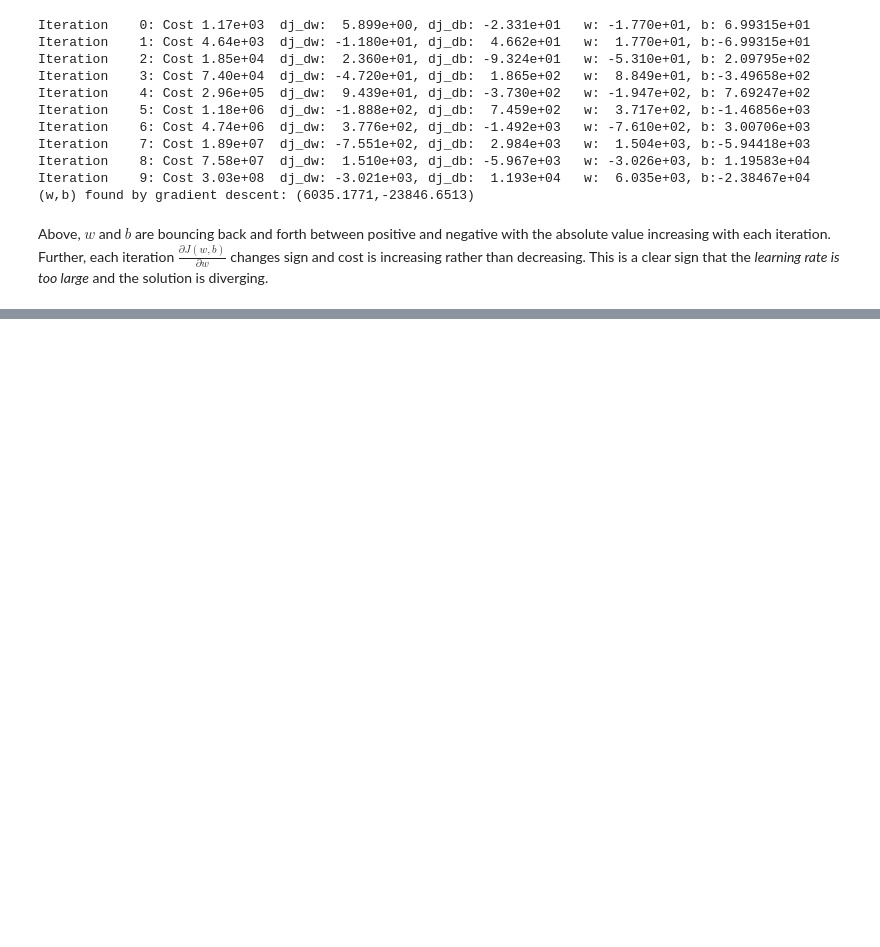
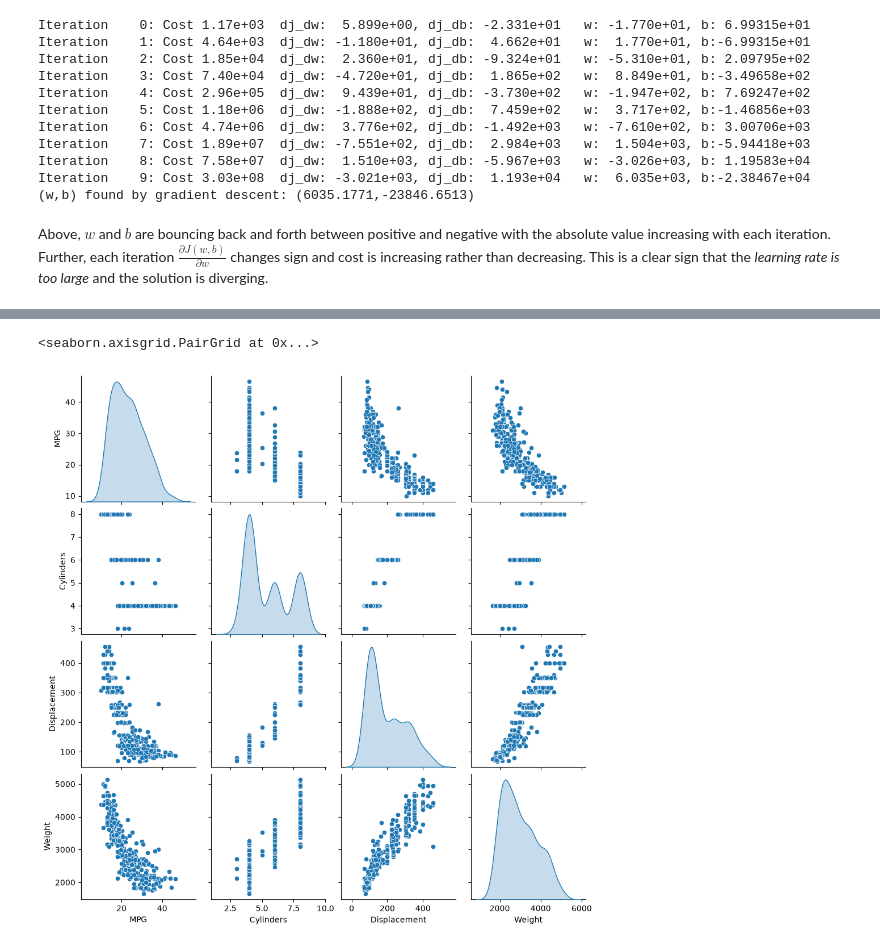
Before and after one commit to rphukan/machine-learning-samples, a Jupyter notebook: notebooks/regression/linear_regression_auto_mpg_implementation.ipynb, the cells around one changed output, grey strips where cells are left out. Cells and saved outputs as stored; diff of their text form; code cells hidden in the pictures; blank space fills up the shorter version.

```diff
--- a/notebooks/regression/linear_regression_auto_mpg_implementation.ipynb
+++ b/notebooks/regression/linear_regression_auto_mpg_implementation.ipynb
@@ -740,0 +746,25 @@ Above, $w$ and $b$ are bouncing back and forth between positive and negative wit
+# %%
+train_dataset = dataset.sample(frac=0.8, random_state=0)
+test_dataset = dataset.drop(train_dataset.index)
+
+train_features = train_dataset.copy()
+test_features = test_dataset.copy()
+
+train_labels = train_features.pop('MPG')
+test_labels = test_features.pop('MPG')
+
+# 'car_name' is popped or dropped so only pure numbers remain
+if 'car_name' in train_features.columns:
+    train_features = train_features.drop(columns=['car_name'])
+if 'car_name' in test_features.columns:
+    test_features = test_features.drop(columns=['car_name'])
+
+# Convert to NumPy arrays and EXPLICITLY force the data type to float
+X_train = np.array(train_features, dtype=float)   #features
+y_train = np.array(train_labels, dtype=float)   #target value
+
+# data is stored in numpy array/matrix
+print(f"X Shape: {X_train.shape}, X Type:{type(X_train)})")
+print(X_train)
+print(f"y Shape: {y_train.shape}, y Type:{type(y_train)})")
+print(y_train)
@@ -740,0 +789,5 @@ Above, $w$ and $b$ are bouncing back and forth between positive and negative wit
+# %%
+sns.pairplot(train_dataset[['MPG', 'Cylinders', 'Displacement', 'Weight']], diag_kind='kde')
+# %% [output]
+<seaborn.axisgrid.PairGrid at 0x...>
+[figure, added]
```
Also changed, not shown: parts of 25 cells of this notebook.
